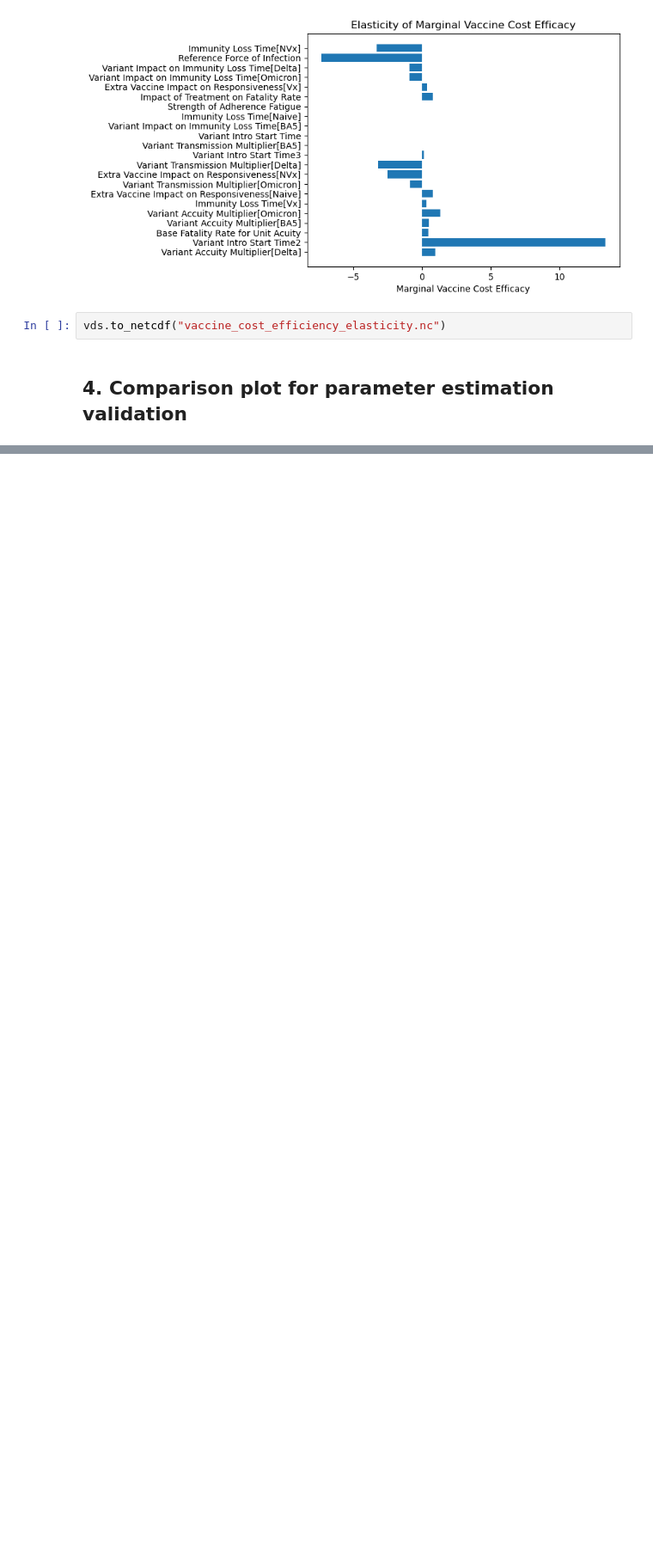
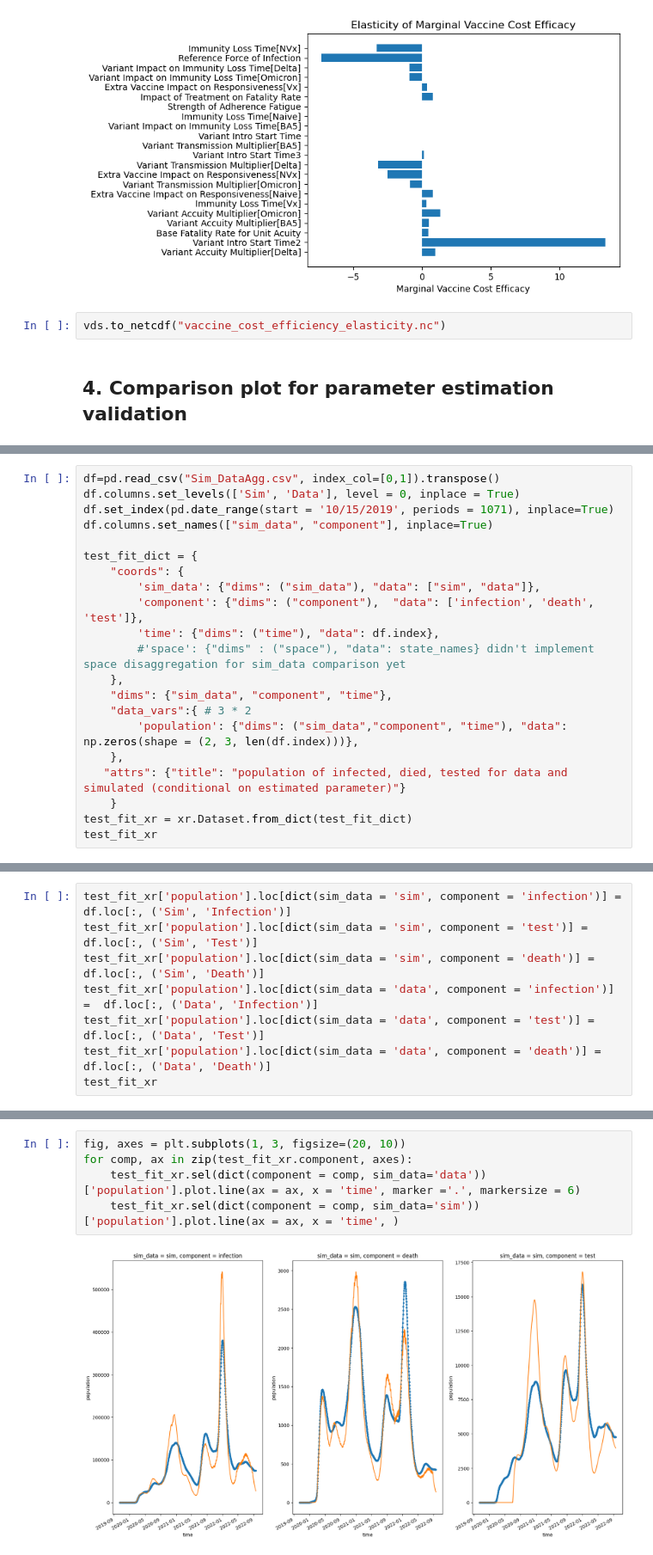
Before and after one commit to hyunjimoon/VaccineMisinf, a Jupyter notebook: V79/vac_cost_eff.ipynb, the cells around one changed output, grey strips where cells are left out. Shown: that part at 86% size. Saved outputs shown, nothing was run; the diff lists cells and outputs as text; blank space fills up the shorter version.

```diff
--- a/V79/vac_cost_eff.ipynb
+++ b/V79/vac_cost_eff.ipynb
@@ -310,0 +268,21 @@ If you need disaggregation by state, use the following code:
+# %%
+df=pd.read_csv("Sim_DataAgg.csv", index_col=[0,1]).transpose()
+df.columns.set_levels(['Sim', 'Data'], level = 0, inplace = True)
+df.set_index(pd.date_range(start = '10/15/2019', periods = 1071), inplace=True)
+df.columns.set_names(["sim_data", "component"], inplace=True)
+
+test_fit_dict = {
+    "coords": {
+        'sim_data': {"dims": ("sim_data"), "data": ["sim", "data"]},
+        'component': {"dims": ("component"),  "data": ['infection', 'death', 'test']},
+        'time': {"dims": ("time"), "data": df.index},
+        #'space': {"dims" : ("space"), "data": state_names} didn't implement space disaggregation for sim_data comparison yet
+    },
+    "dims": {"sim_data", "component", "time"},
+    "data_vars":{ # 3 * 2
+        'population': {"dims": ("sim_data","component", "time"), "data": np.zeros(shape = (2, 3, len(df.index)))},
+    },
+   "attrs": {"title": "population of infected, died, tested for data and simulated (conditional on estimated parameter)"}
+    }
+test_fit_xr = xr.Dataset.from_dict(test_fit_dict)
+test_fit_xr
@@ -310,0 +300,8 @@ If you need disaggregation by state, use the following code:
+# %%
+test_fit_xr['population'].loc[dict(sim_data = 'sim', component = 'infection')] =  df.loc[:, ('Sim', 'Infection')]
+test_fit_xr['population'].loc[dict(sim_data = 'sim', component = 'test')] =  df.loc[:, ('Sim', 'Test')]
+test_fit_xr['population'].loc[dict(sim_data = 'sim', component = 'death')] =  df.loc[:, ('Sim', 'Death')]
+test_fit_xr['population'].loc[dict(sim_data = 'data', component = 'infection')] =  df.loc[:, ('Data', 'Infection')]
+test_fit_xr['population'].loc[dict(sim_data = 'data', component = 'test')] =  df.loc[:, ('Data', 'Test')]
+test_fit_xr['population'].loc[dict(sim_data = 'data', component = 'death')] =  df.loc[:, ('Data', 'Death')]
+test_fit_xr
@@ -311 +319,8 @@ If you need disaggregation by state, use the following code:
+# %%
+fig, axes = plt.subplots(1, 3, figsize=(20, 10))
+for comp, ax in zip(test_fit_xr.component, axes):
+    test_fit_xr.sel(dict(component = comp, sim_data='data'))['population'].plot.line(ax = ax, x = 'time', marker ='.', markersize = 6)
+    test_fit_xr.sel(dict(component = comp, sim_data='sim'))['population'].plot.line(ax = ax, x = 'time', )
+# %% [output]
+[figure, added]
 # %%
```
Also changed, not shown: parts of 9 cells of this notebook, 10 other files.
